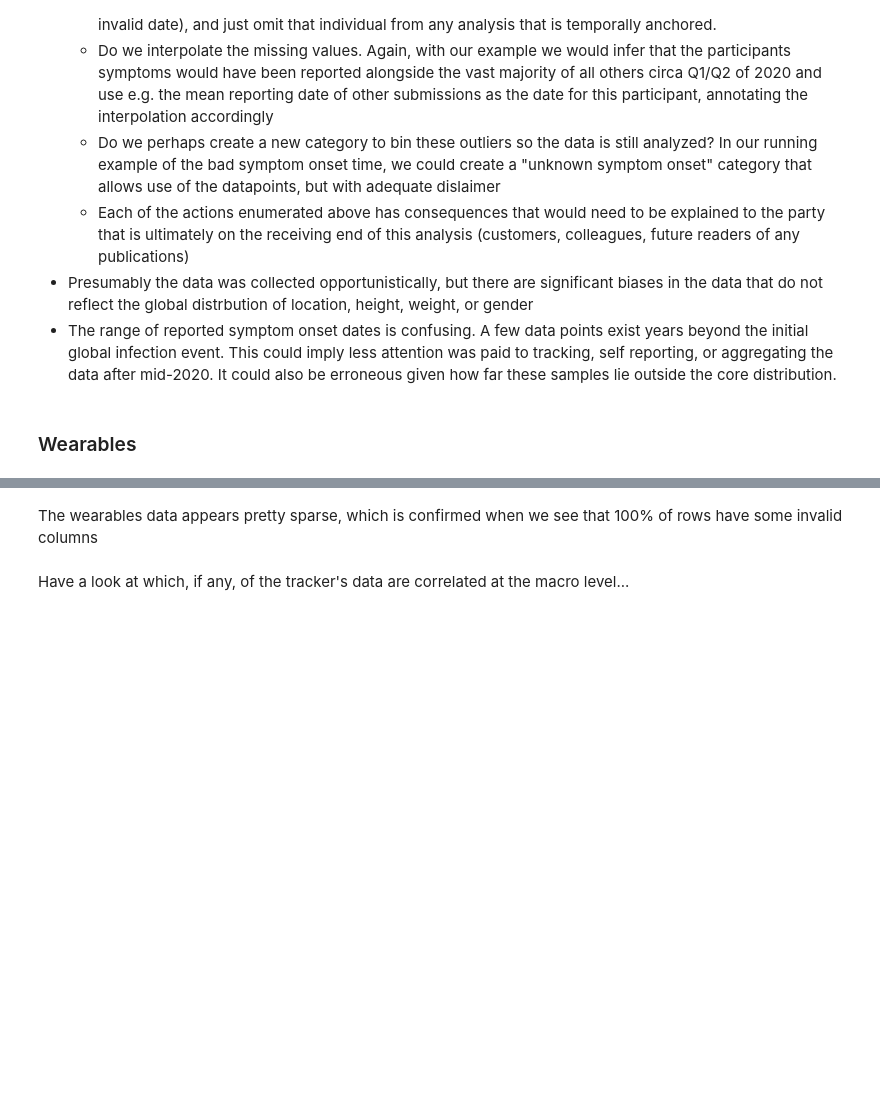
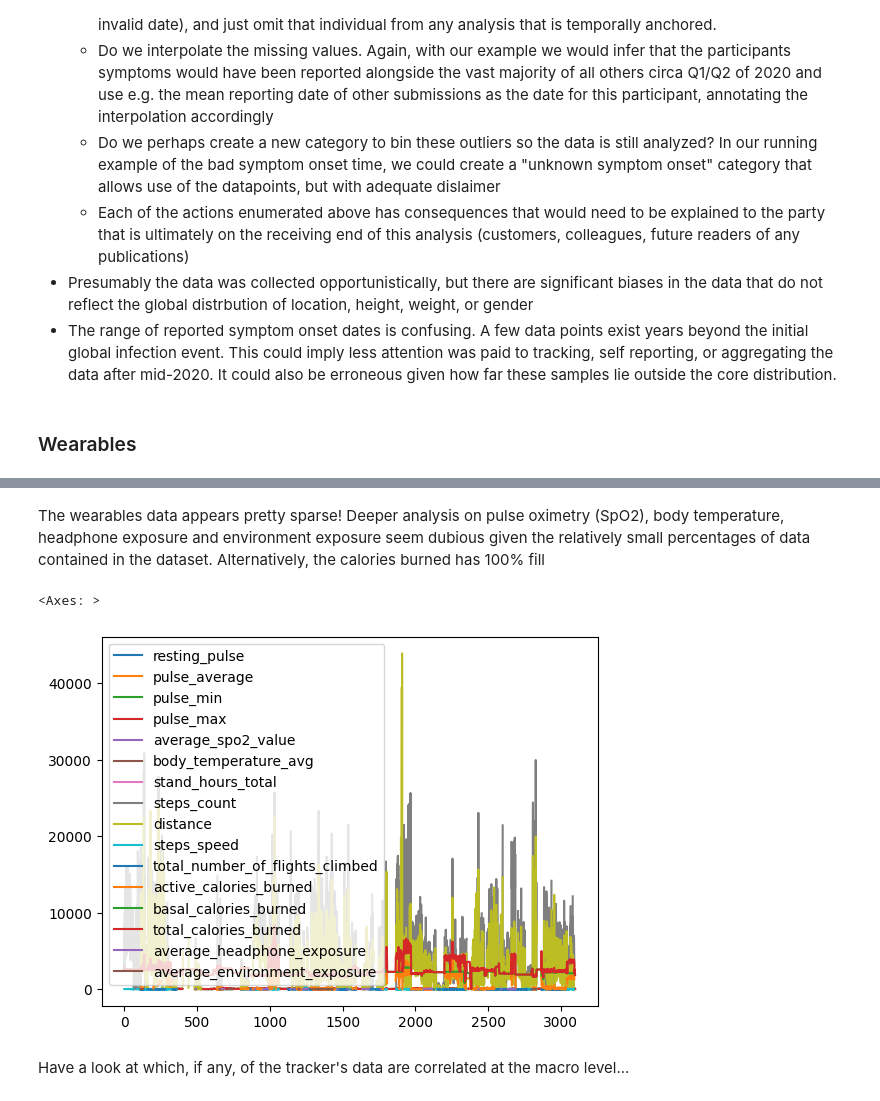
Before and after one commit to AIPI510/aipi510-fall24, a Jupyter notebook: ta4-trackstars.ipynb, the cells around one changed output, grey strips where cells are left out. Saved outputs shown, nothing was run; the diff lists cells and outputs as text; code cells hidden in the pictures; blank space fills up the shorter version.

```diff
--- a/ta4-trackstars.ipynb
+++ b/ta4-trackstars.ipynb
@@ -76,8 +76,11 @@ for file in files:
 # %%
 dfs = {}
 for d in dataset:
-    print(f"Loading {d['name']} ({d['file']}) into [{d['name']}] dataframe ")
-    dfs[d['name']] = pd.read_csv(d['path'])
+
+    # Avoid hidden files that might be lurking...
+    if not d['file'][0] == '.':
+        print(f"Loading {d['name']} ({d['file']}) into [{d['name']}] dataframe ")
+        dfs[d['name']] = pd.read_csv(d['path'])
 # %% [output]
 Loading scales_description (scales_description.csv) into [scales_description] dataframe
 Loading participants (participants.csv) into [participants] dataframe
@@ -416,5 +453,10 @@ Found 3098 rows, of which 3098 (100.0%) contain invalid data.
 # %% [markdown]
-The wearables data appears pretty sparse, which is confirmed when we see that 100% of rows have some invalid columns
+The wearables data appears pretty sparse! Deeper analysis on pulse oximetry (SpO2), body temperature, headphone exposure and environment exposure seem dubious given the relatively small percentages of data contained in the dataset. Alternatively, the calories burned has 100% fill
+# %%
+df.plot()
+# %% [output]
+<Axes: >
+[figure, added]
 # %% [markdown]
 Have a look at which, if any, of the tracker's data are correlated at the macro level...
 # %%
```
Also changed, not shown: parts of 7 cells of this notebook.
